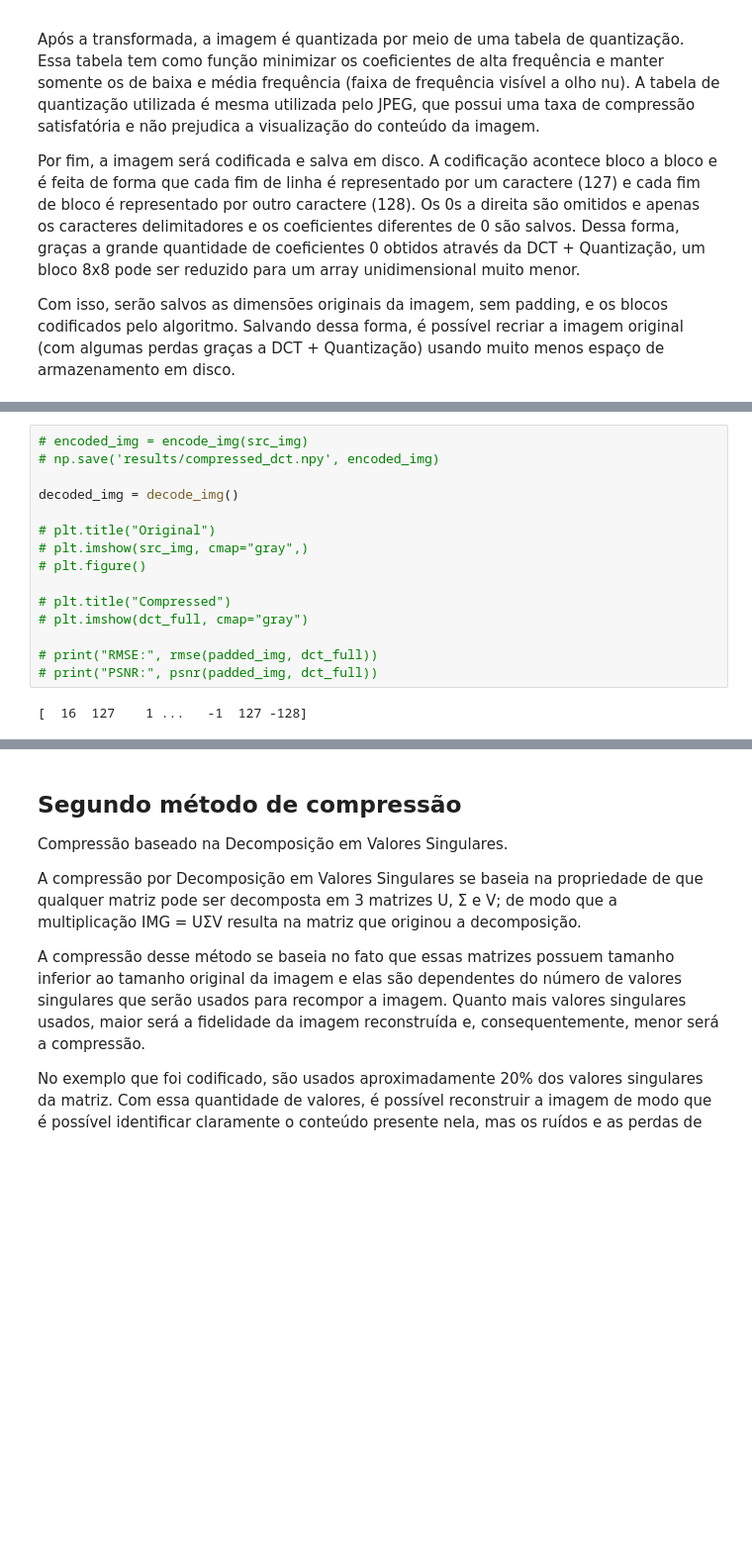
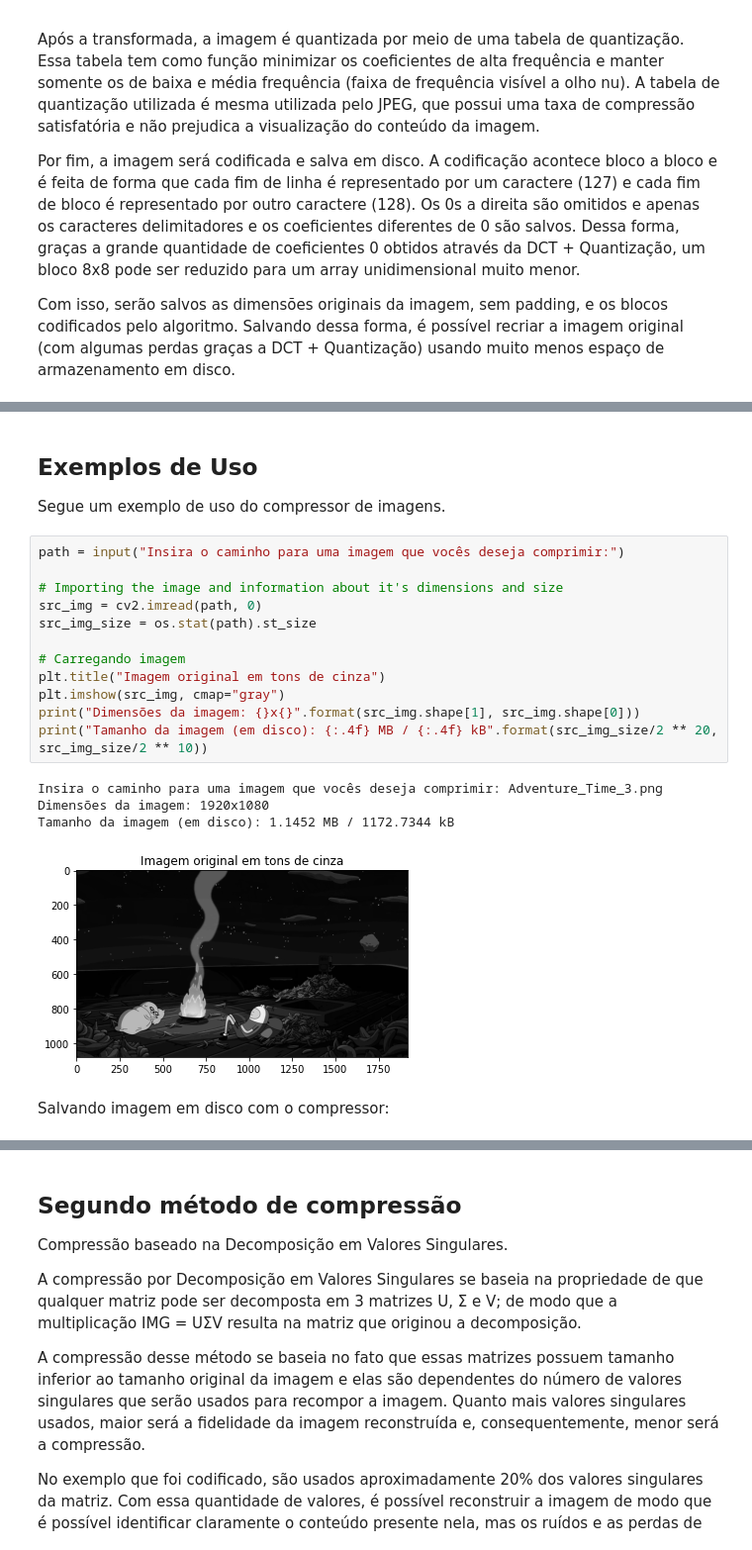
Before and after one commit to vinisilvag/dcc030-compressao-de-imagem, a Jupyter notebook: TP1 - Compressão e Descompressão de Imagem.ipynb, the cells around one changed output, grey strips where cells are left out. Shown at 99% size. Cells and saved outputs as stored; diff of their text form; blank space fills up the shorter version.

```diff
--- a/TP1 - Compressão e Descompressão de Imagem.ipynb
+++ b/TP1 - Compressão e Descompressão de Imagem.ipynb
@@ -249,17 +302,22 @@ def decode_img():
-# %%
-# encoded_img = encode_img(src_img)
-# np.save('results/compressed_dct.npy', encoded_img)
-
-decoded_img = decode_img()
-
-# plt.title("Original")
-# plt.imshow(src_img, cmap="gray",)
-# plt.figure()
-
-# plt.title("Compressed")
-# plt.imshow(dct_full, cmap="gray")
-
-# print("RMSE:", rmse(padded_img, dct_full))
-# print("PSNR:", psnr(padded_img, dct_full))
-# %% [output]
-[  16  127    1 ...   -1  127 -128]
+# %% [markdown]
+## Exemplos de Uso
+Segue um exemplo de uso do compressor de imagens.
+# %%
+path = input("Insira o caminho para uma imagem que vocês deseja comprimir:")
+
+# Importing the image and information about it's dimensions and size
+src_img = cv2.imread(path, 0)
+src_img_size = os.stat(path).st_size
+
+# Carregando imagem
+plt.title("Imagem original em tons de cinza")
+plt.imshow(src_img, cmap="gray")
+print("Dimensões da imagem: {}x{}".format(src_img.shape[1], src_img.shape[0]))
+print("Tamanho da imagem (em disco): {:.4f} MB / {:.4f} kB".format(src_img_size/2 ** 20, src_img_size/2 ** 10))
+# %% [output]
+Insira o caminho para uma imagem que vocês deseja comprimir: Adventure_Time_3.png
+Dimensões da imagem: 1920x1080
+Tamanho da imagem (em disco): 1.1452 MB / 1172.7344 kB
+[figure, added]
+# %% [markdown]
+Salvando imagem em disco com o compressor:
```
Also changed, not shown: parts of 9 cells of this notebook, 5 other files.
